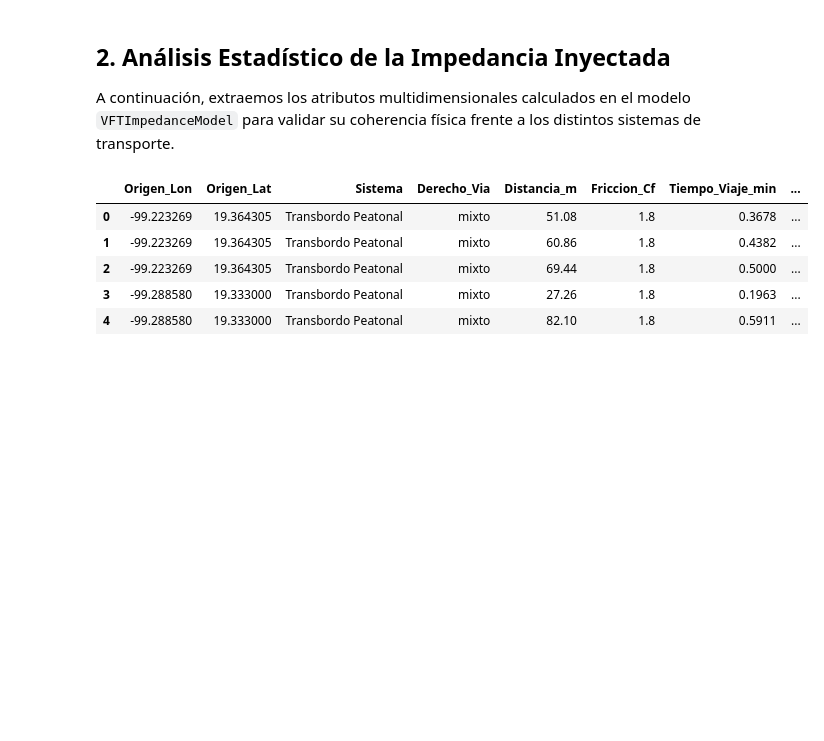
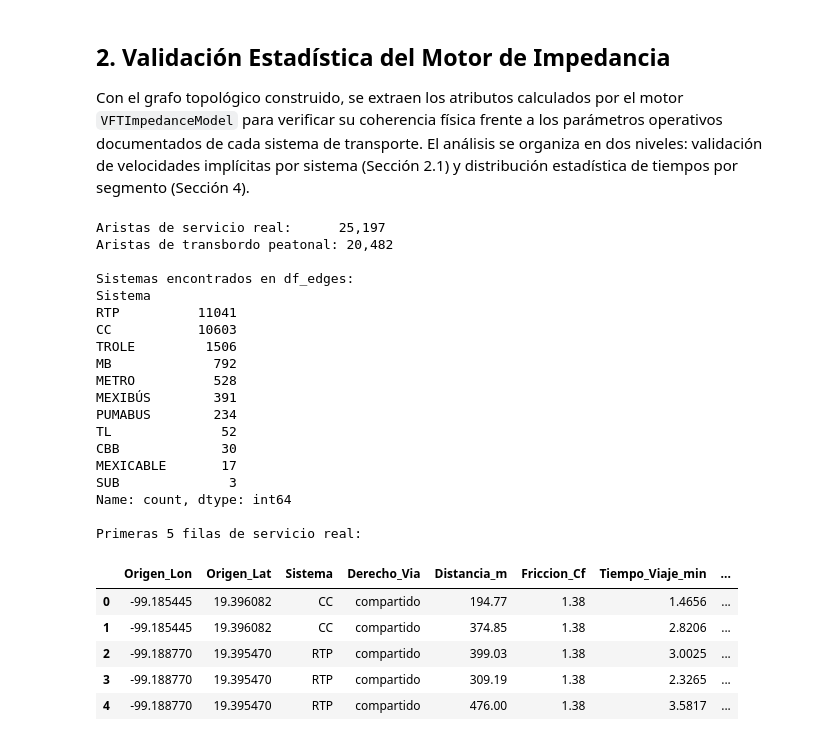
Before and after one commit to galigaribaldi/VFTModel, a Jupyter notebook: notebooks/01_Analisis_Impedancia_VFT.ipynb, the cells around one changed output. Drawn from its saved outputs; the diff is of its cells as text; code cells hidden in the pictures; blank space fills up the shorter version.

```diff
--- a/notebooks/01_Analisis_Impedancia_VFT.ipynb
+++ b/notebooks/01_Analisis_Impedancia_VFT.ipynb
@@ -73,31 +77,72 @@ Aristas (Vectores de flujo): 114298
 # %% [markdown]
-## 2. Análisis Estadístico de la Impedancia Inyectada
-A continuación, extraemos los atributos multidimensionales calculados en el modelo `VFTImpedanceModel` para validar su coherencia física frente a los distintos sistemas de transporte.
+## 2. Validación Estadística del Motor de Impedancia
+
+Con el grafo topológico construido, se extraen los atributos calculados por el motor `VFTImpedanceModel` para verificar su coherencia física frente a los parámetros operativos documentados de cada sistema de transporte. El análisis se organiza en dos niveles: validación de velocidades implícitas por sistema (Sección 2.1) y distribución estadística de tiempos por segmento (Sección 4).
 # %%
-# Extraer las propiedades de todas las aristas
-edges_data = []
+# Separar aristas de SERVICIO REAL de aristas de TRANSBORDO PEATONAL
+# Las aristas de transbordo se identifican por tipo="transfer" o sistema="Transbordo Peatonal"
+# y tienen su propio cálculo de peso (caminata + espera), NO deben mezclarse con el análisis de impedancia.
+
+edges_data = []       # Aristas de servicio (Metro, MB, RTP, etc.)
+transfer_data = []    # Aristas de transbordo peatonal
+
 for u, v, data in grafo_vft.edges(data=True):
-    # Filtrar solo aristas que tengan atributos calculados (ignorar transferencias peatonales por ahora)
-    if 'travel_time_min' in data:
+    es_transbordo = (
+        data.get("tipo") == "transfer" or
+        data.get("sistema") == "Transbordo Peatonal"
+    )
+
+    if es_transbordo:
+        transfer_data.append({
+            'Sistema': 'Transbordo Peatonal',
+            'Distancia_m': data.get('distancia_segmento_m', 0),
+            'Tiempo_Caminata_min': data.get('travel_time_min', 0.0),
+            'Boarding_Cost_min': data.get('boarding_cost_min', 0.0),
+            'Weight_Total_min': data.get('weight', 0.0)
+        })
+    elif 'travel_time_min' in data:
         edges_data.append({
             'Origen_Lon': u[0],
             'Origen_Lat': u[1],
             'Sistema': data.get('sistema', 'Desconocido'),
             'Derecho_Via': data.get('derecho_de_via', 'mixto'),
             'Distancia_m': data.get('distancia_segmento_m', 0),
             'Friccion_Cf': data.get('coeficiente_friccion', 1.0),
             'Tiempo_Viaje_min': data.get('travel_time_min', 0.0),
             'Costo_Abordaje_min': data.get('boarding_cost_min', 0.0)
         })
 
 df_edges = pd.DataFrame(edges_data)
+df_transfers = pd.DataFrame(transfer_data)
 
-# Mostrar las primeras filas del conjunto analítico
+print(f"Aristas de servicio real:      {len(df_edges):,}")
+print(f"Aristas de transbordo peatonal: {len(df_transfers):,}")
+print(f"\nSistemas encontrados en df_edges:\n{df_edges['Sistema'].value_counts()}")
+print(f"\nPrimeras 5 filas de servicio real:")
 df_edges.head()
 # %% [output]
+Aristas de servicio real:      25,197
+Aristas de transbordo peatonal: 20,482
+
+Sistemas encontrados en df_edges:
+Sistema
+RTP          11041
+CC           10603
+TROLE         1506
+MB             792
+METRO          528
+MEXIBÚS        391
+PUMABUS        234
+TL              52
+CBB             30
+MEXICABLE       17
+SUB              3
+Name: count, dtype: int64
+
+Primeras 5 filas de servicio real:
 |  | Origen_Lon | Origen_Lat | Sistema | Derecho_Via | Distancia_m | Friccion_Cf | Tiempo_Viaje_min | ... |
-| 0 | -99.223269 | 19.364305 | Transbordo Peatonal | mixto | 51.08 | 1.8 | 0.3678 | ... |
-| 1 | -99.223269 | 19.364305 | Transbordo Peatonal | mixto | 60.86 | 1.8 | 0.4382 | ... |
-| 2 | -99.223269 | 19.364305 | Transbordo Peatonal | mixto | 69.44 | 1.8 | 0.5000 | ... |
-| 3 | -99.288580 | 19.333000 | Transbordo Peatonal | mixto | 27.26 | 1.8 | 0.1963 | ... |
-| 4 | -99.288580 | 19.333000 | Transbordo Peatonal | mixto | 82.10 | 1.8 | 0.5911 | ... |
+| 0 | -99.185445 | 19.396082 | CC | compartido | 194.77 | 1.38 | 1.4656 | ... |
+| 1 | -99.185445 | 19.396082 | CC | compartido | 374.85 | 1.38 | 2.8206 | ... |
+| 2 | -99.188770 | 19.395470 | RTP | compartido | 399.03 | 1.38 | 3.0025 | ... |
+| 3 | -99.188770 | 19.395470 | RTP | compartido | 309.19 | 1.38 | 2.3265 | ... |
+| 4 | -99.188770 | 19.395470 | RTP | compartido | 476.00 | 1.38 | 3.5817 | ... |
```
Also changed, not shown: parts of 13 cells of this notebook, 24 other files.
